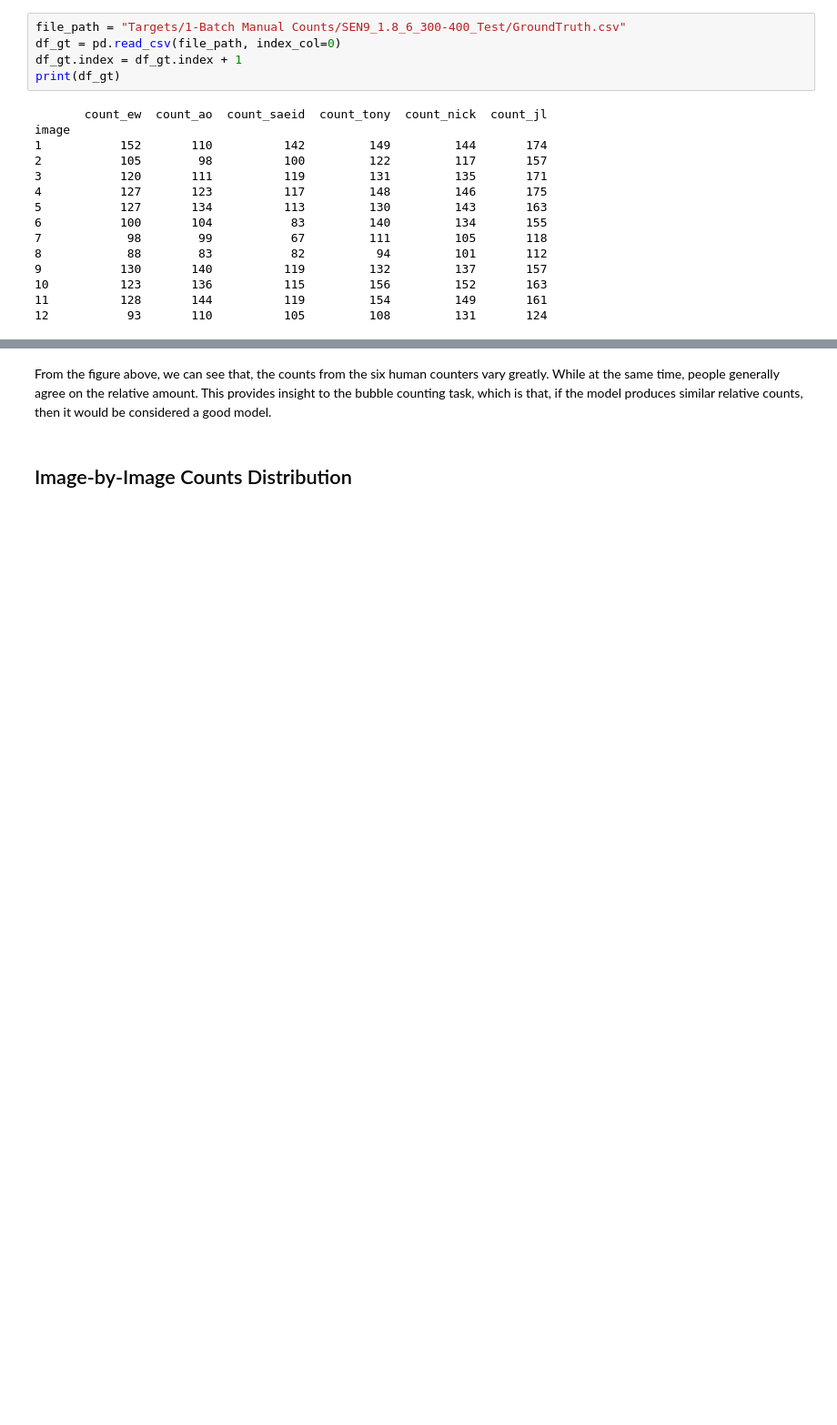
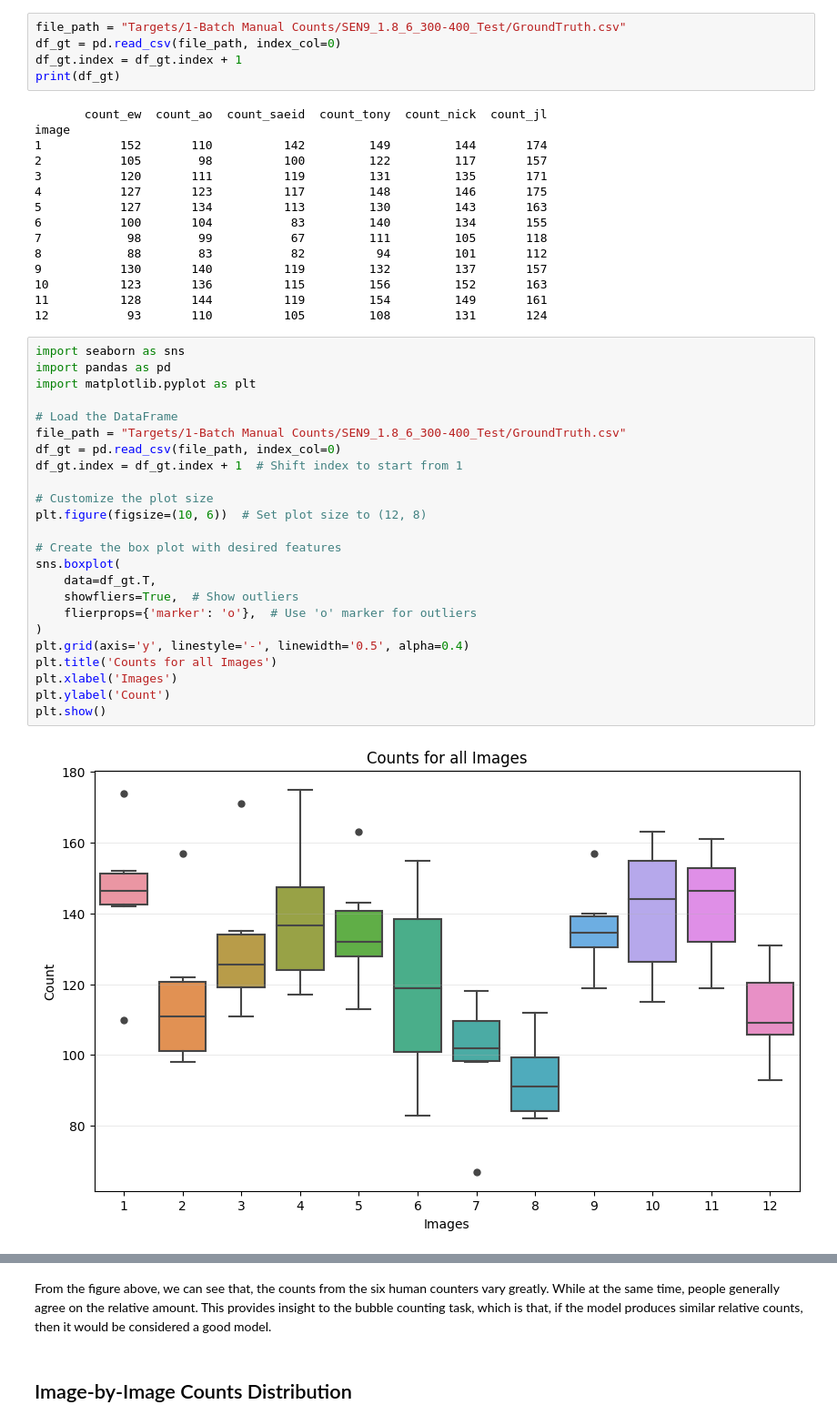
Before and after one commit to BrandonwLii/BubbleCount-with-FamNet, a Jupyter notebook: EXP_1_Batch.ipynb, the cells around one changed output, grey strips where cells are left out. Shown at 91% size. Saved outputs shown, nothing was run; the diff lists cells and outputs as text; blank space fills up the shorter version.

Commit message:
Deleted .pyc files and added box plot for GT.

```diff
--- a/EXP_1_Batch.ipynb
+++ b/EXP_1_Batch.ipynb
@@ -54,4 +54,30 @@ image
 10          123       136          115         156         152       163
 11          128       144          119         154         149       161
 12           93       110          105         108         131       124
+# %%
+import seaborn as sns
+import pandas as pd
+import matplotlib.pyplot as plt
+
+# Load the DataFrame
+file_path = "Targets/1-Batch Manual Counts/SEN9_1.8_6_300-400_Test/GroundTruth.csv"
+df_gt = pd.read_csv(file_path, index_col=0)
+df_gt.index = df_gt.index + 1  # Shift index to start from 1
+
+# Customize the plot size
+plt.figure(figsize=(10, 6))  # Set plot size to (12, 8)
+
+# Create the box plot with desired features
+sns.boxplot(
+    data=df_gt.T,
+    showfliers=True,  # Show outliers
+    flierprops={'marker': 'o'},  # Use 'o' marker for outliers
+)
+plt.grid(axis='y', linestyle='-', linewidth='0.5', alpha=0.4)
+plt.title('Counts for all Images')
+plt.xlabel('Images')
+plt.ylabel('Count')
+plt.show()
+# %% [output]
+[figure, added]
 # %%
```
Also changed, not shown: parts of 3 cells of this notebook, 2 other files.
